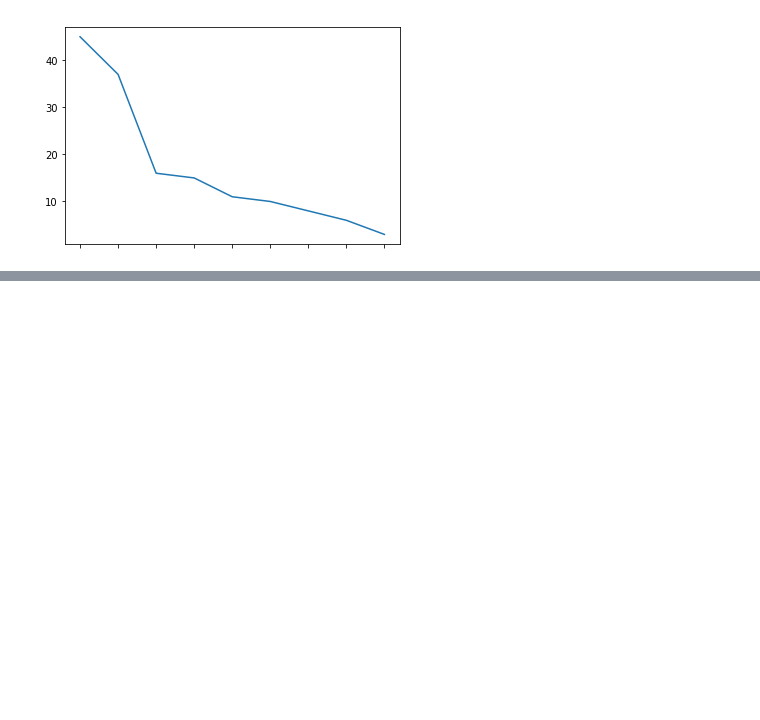
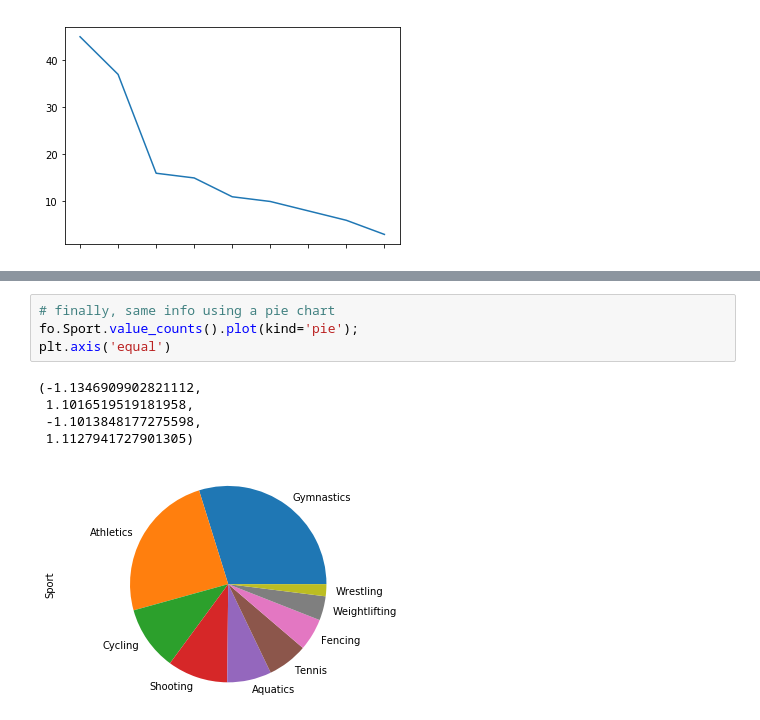
Before and after one commit to surya-durgaputra/PythonBasics, a Jupyter notebook: Pandas/PandasFocused/04-Plotting.ipynb, the cells around one changed output, grey strips where cells are left out. Cells and saved outputs as stored; diff of their text form; blank space fills up the shorter version.

```diff
--- a/Pandas/PandasFocused/04-Plotting.ipynb
+++ b/Pandas/PandasFocused/04-Plotting.ipynb
@@ -63,0 +75,10 @@ fo.Sport.value_counts().plot(kind='line');
+# %%
+# finally, same info using a pie chart
+fo.Sport.value_counts().plot(kind='pie');
+plt.axis('equal')
+# %% [output]
+(-1.1346909902821112,
+ 1.1016519519181958,
+ -1.1013848177275598,
+ 1.1127941727901305)
+[figure, added]
```
Also changed, not shown: parts of 18 cells of this notebook.
